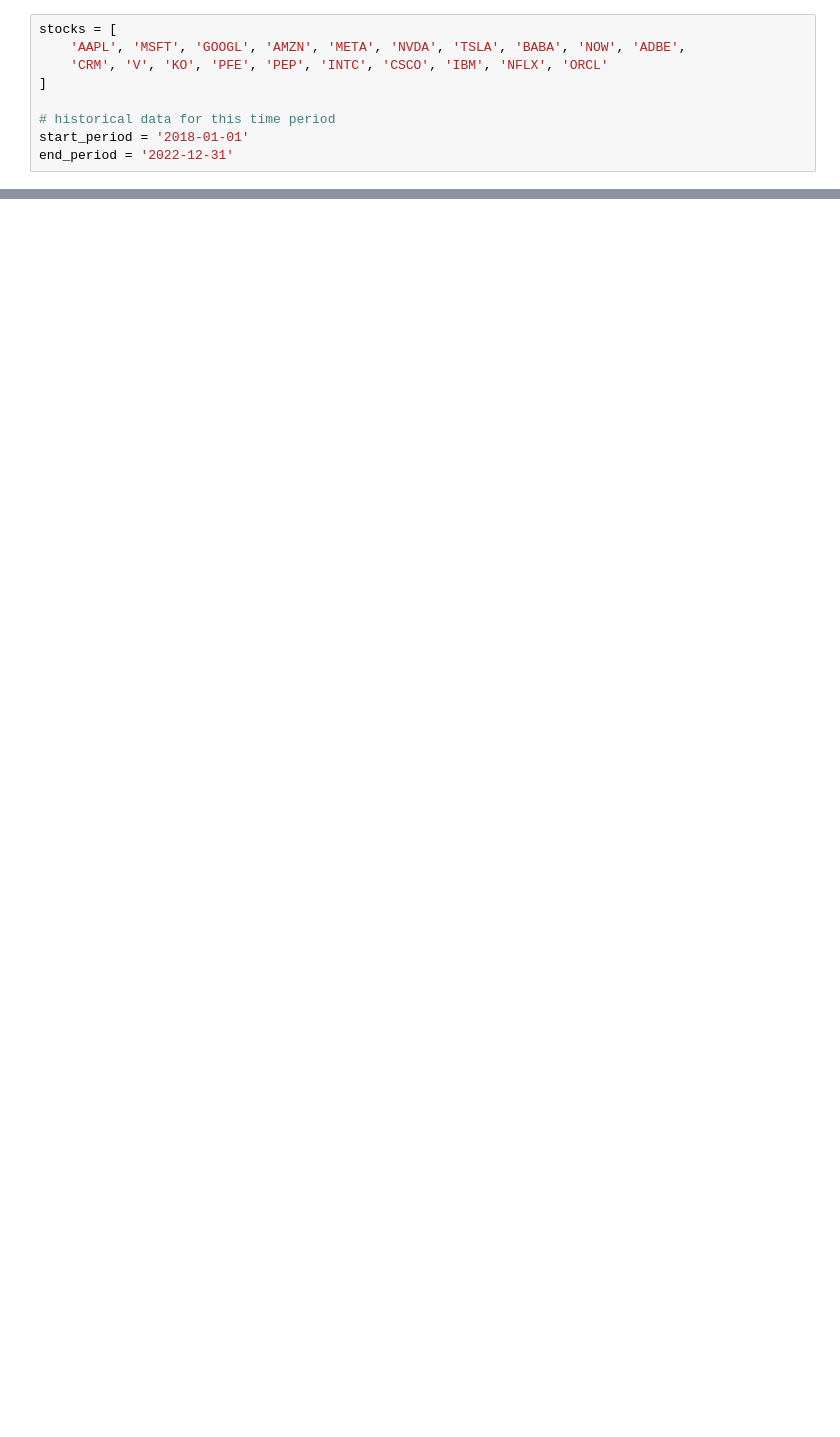
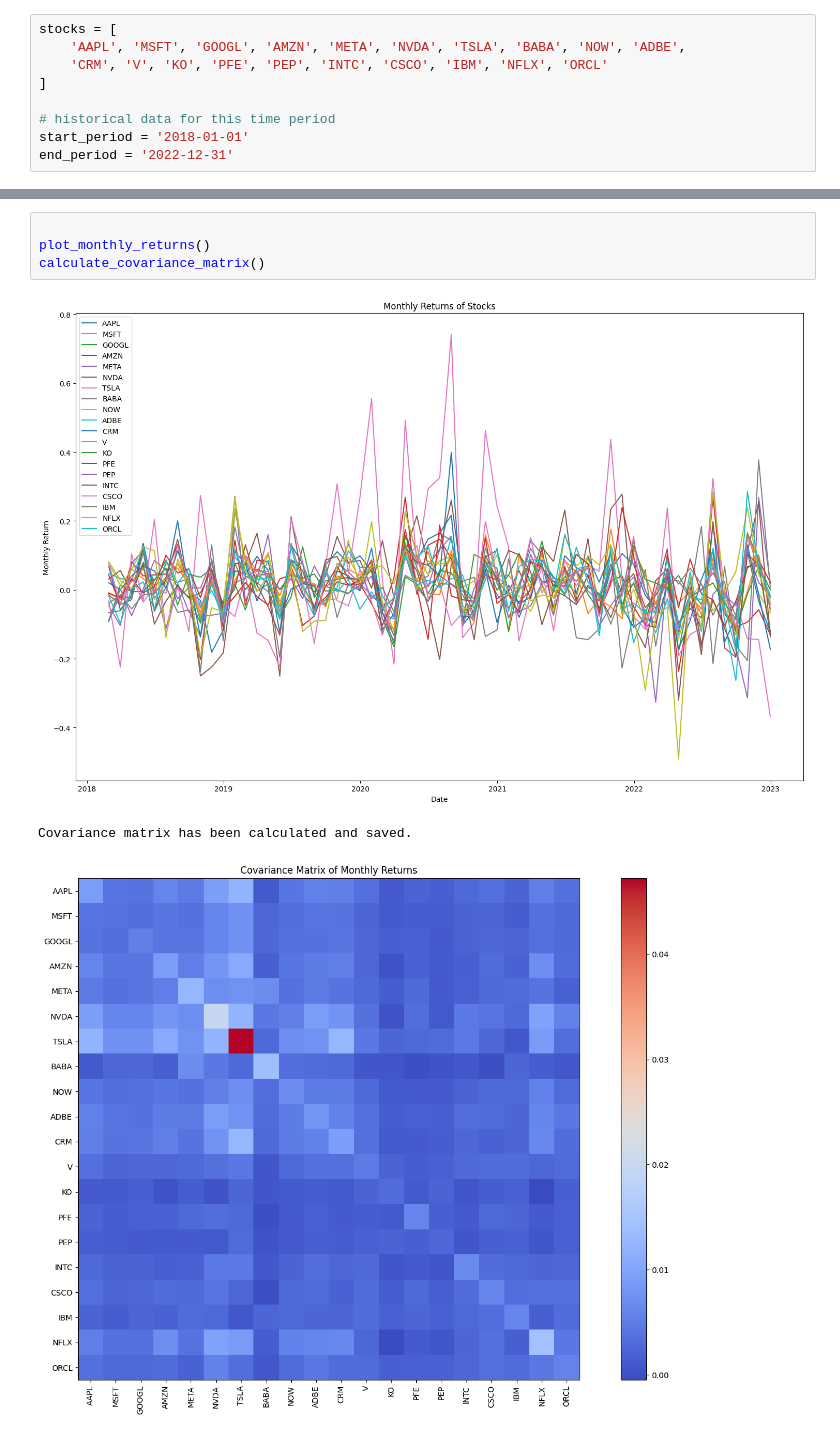
Before and after one commit to Frexander/Final_Portfolio, a Jupyter notebook: Task2.ipynb, the cells around one changed output, grey strips where cells are left out. Saved outputs shown, nothing was run; the diff lists cells and outputs as text; blank space fills up the shorter version.

```diff
--- a/Task2.ipynb
+++ b/Task2.ipynb
@@ -40,0 +109,8 @@ All datasets have been downloaded successfully.
+# %%
+
+plot_monthly_returns()
+calculate_covariance_matrix()
+# %% [output]
+[figure, added]
+Covariance matrix has been calculated and saved.
+[figure, added]
```
Also changed, not shown: parts of 2 cells of this notebook, 36 other files.
